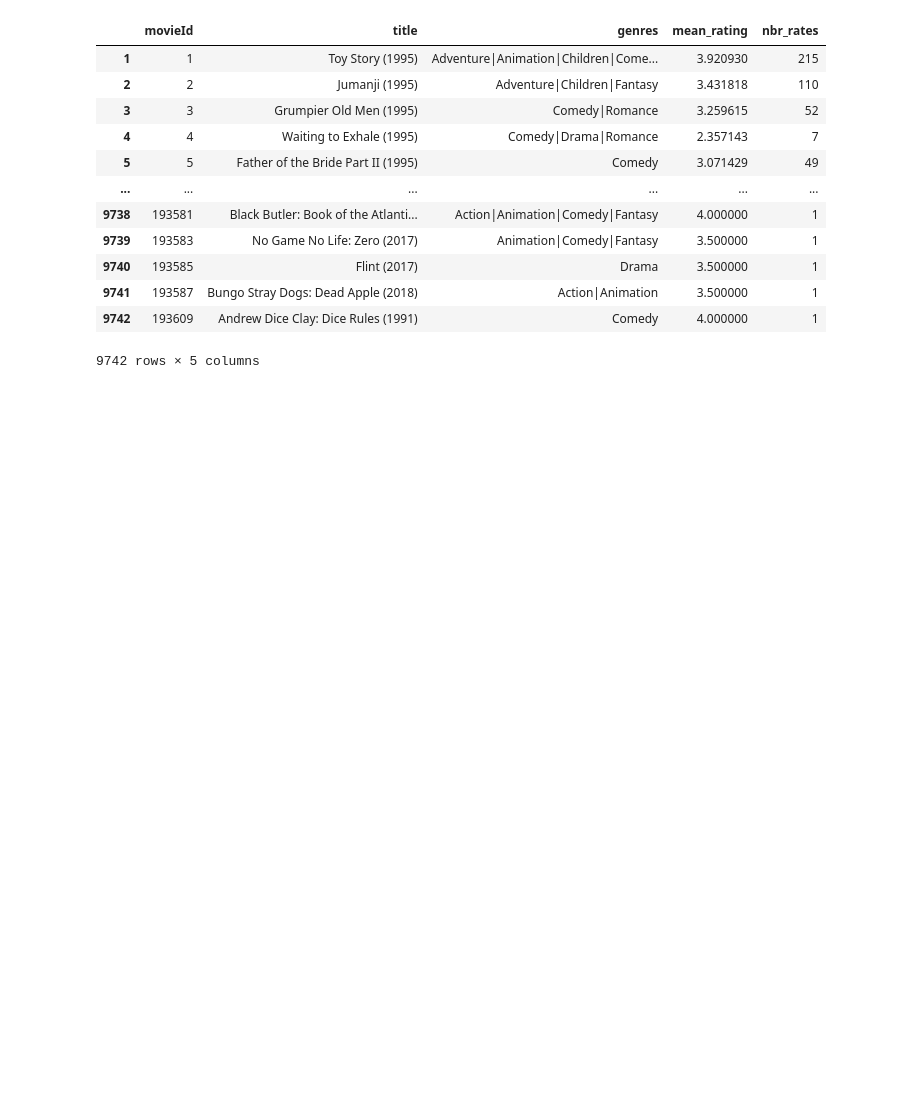
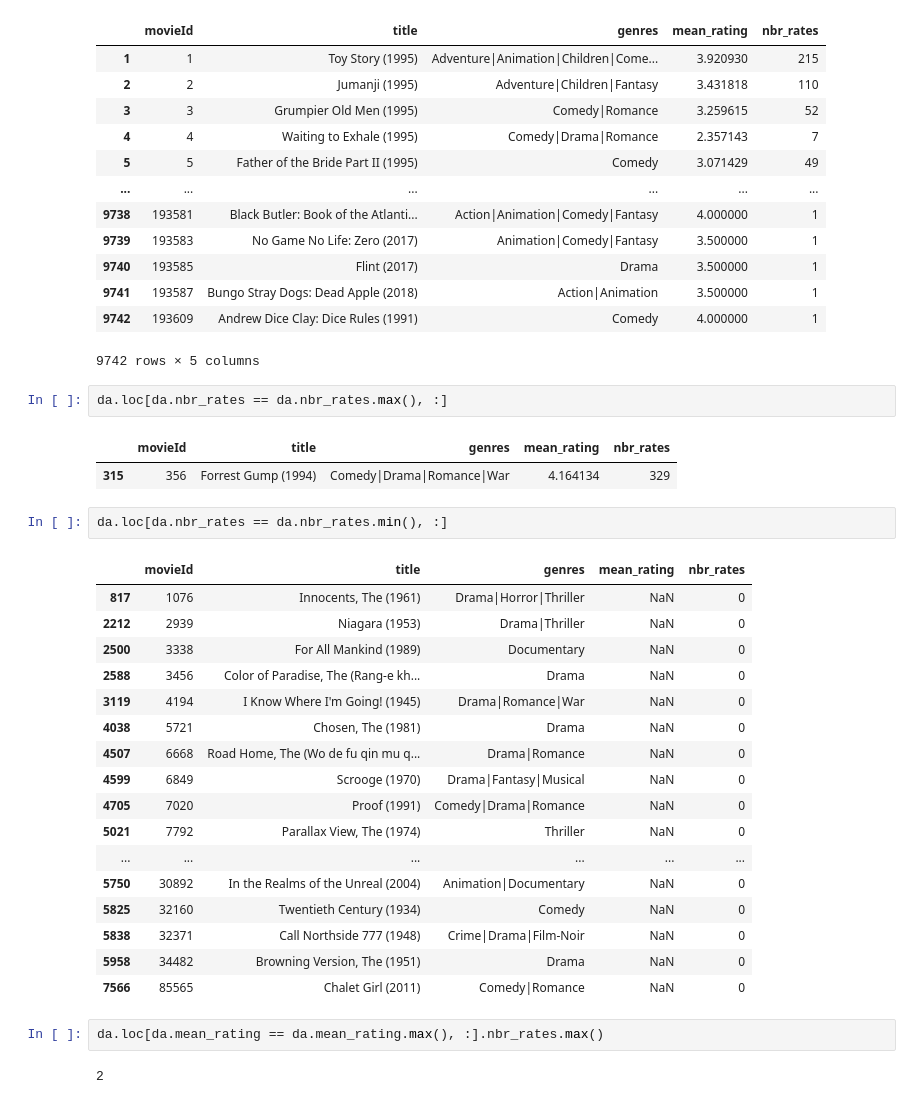
Before and after one commit to anasbn44/movie_recomender, a Jupyter notebook: movie_ratings.ipynb, the cells around one changed output. Drawn from its saved outputs; the diff is of its cells as text; blank space fills up the shorter version.

```diff
--- a/movie_ratings.ipynb
+++ b/movie_ratings.ipynb
@@ -181,3 +181,32 @@ da
 | 9741 | 193587 | Bungo Stray Dogs: Dead Apple (2018) | Action|Animation | 3.500000 | 1 |
 | 9742 | 193609 | Andrew Dice Clay: Dice Rules (1991) | Comedy | 4.000000 | 1 |
 9742 rows × 5 columns
+# %%
+da.loc[da.nbr_rates == da.nbr_rates.max(), :]
+# %% [output]
+|  | movieId | title | genres | mean_rating | nbr_rates |
+| 315 | 356 | Forrest Gump (1994) | Comedy|Drama|Romance|War | 4.164134 | 329 |
+# %%
+da.loc[da.nbr_rates == da.nbr_rates.min(), :]
+# %% [output]
+|  | movieId | title | genres | mean_rating | nbr_rates |
+| 817 | 1076 | Innocents, The (1961) | Drama|Horror|Thriller | NaN | 0 |
+| 2212 | 2939 | Niagara (1953) | Drama|Thriller | NaN | 0 |
+| 2500 | 3338 | For All Mankind (1989) | Documentary | NaN | 0 |
+| 2588 | 3456 | Color of Paradise, The (Rang-e kh... | Drama | NaN | 0 |
+| 3119 | 4194 | I Know Where I'm Going! (1945) | Drama|Romance|War | NaN | 0 |
+| 4038 | 5721 | Chosen, The (1981) | Drama | NaN | 0 |
+| 4507 | 6668 | Road Home, The (Wo de fu qin mu q... | Drama|Romance | NaN | 0 |
+| 4599 | 6849 | Scrooge (1970) | Drama|Fantasy|Musical | NaN | 0 |
+| 4705 | 7020 | Proof (1991) | Comedy|Drama|Romance | NaN | 0 |
+| 5021 | 7792 | Parallax View, The (1974) | Thriller | NaN | 0 |
+| ... | ... | ... | ... | ... | ... |
+| 5750 | 30892 | In the Realms of the Unreal (2004) | Animation|Documentary | NaN | 0 |
+| 5825 | 32160 | Twentieth Century (1934) | Comedy | NaN | 0 |
+| 5838 | 32371 | Call Northside 777 (1948) | Crime|Drama|Film-Noir | NaN | 0 |
+| 5958 | 34482 | Browning Version, The (1951) | Drama | NaN | 0 |
+| 7566 | 85565 | Chalet Girl (2011) | Comedy|Romance | NaN | 0 |
+# %%
+da.loc[da.mean_rating == da.mean_rating.max(), :].nbr_rates.max()
+# %% [output]
+2
```
Also changed, not shown: parts of 5 cells of this notebook, 2 other files.
